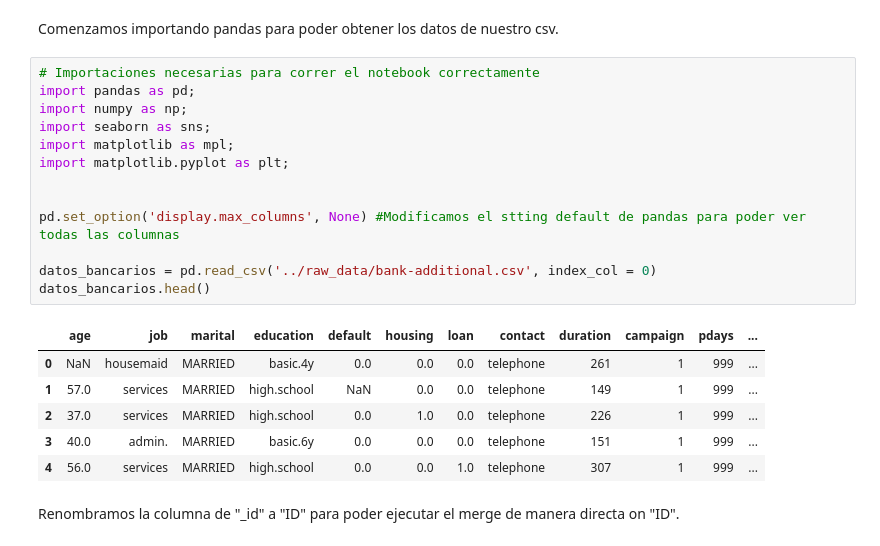
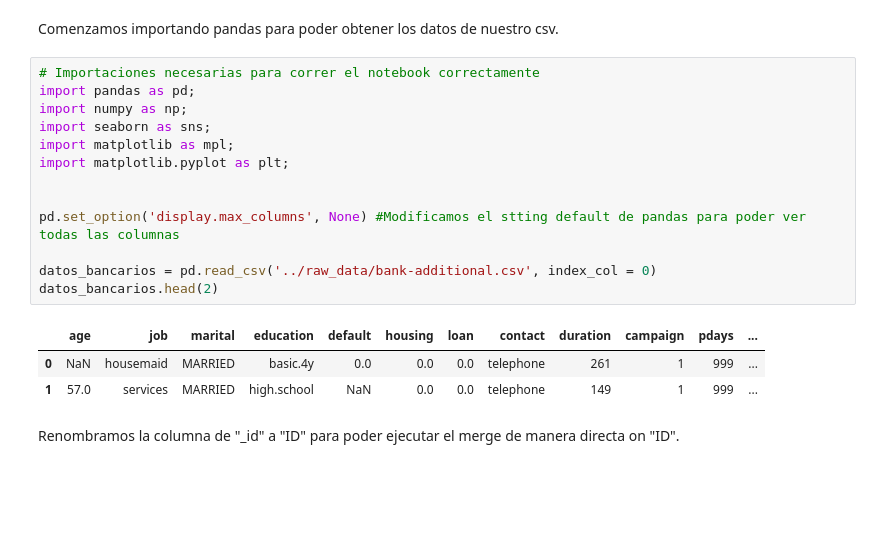
Before and after one commit to OscarCasahe/Python_for_data, a Jupyter notebook: dev/proyecto_EDA.ipynb, the cells around one changed output. Drawn from its saved outputs; the diff is of its cells as text; blank space fills up the shorter version.

```diff
--- a/dev/proyecto_EDA.ipynb
+++ b/dev/proyecto_EDA.ipynb
@@ -3,23 +3,20 @@ Comenzamos importando pandas para poder obtener los datos de nuestro csv.
 # %%
 # Importaciones necesarias para correr el notebook correctamente
 import pandas as pd;
 import numpy as np;
 import seaborn as sns;
 import matplotlib as mpl;
 import matplotlib.pyplot as plt;
 
 
 pd.set_option('display.max_columns', None) #Modificamos el stting default de pandas para poder ver todas las columnas
 
 datos_bancarios = pd.read_csv('../raw_data/bank-additional.csv', index_col = 0)
-datos_bancarios.head()
+datos_bancarios.head(2)
 # %% [output]
 |  | age | job | marital | education | default | housing | loan | contact | duration | campaign | pdays | ... |
 | 0 | NaN | housemaid | MARRIED | basic.4y | 0.0 | 0.0 | 0.0 | telephone | 261 | 1 | 999 | ... |
 | 1 | 57.0 | services | MARRIED | high.school | NaN | 0.0 | 0.0 | telephone | 149 | 1 | 999 | ... |
-| 2 | 37.0 | services | MARRIED | high.school | 0.0 | 1.0 | 0.0 | telephone | 226 | 1 | 999 | ... |
-| 3 | 40.0 | admin. | MARRIED | basic.6y | 0.0 | 0.0 | 0.0 | telephone | 151 | 1 | 999 | ... |
-| 4 | 56.0 | services | MARRIED | high.school | 0.0 | 0.0 | 1.0 | telephone | 307 | 1 | 999 | ... |
 # %% [markdown]
 Renombramos la columna de "_id" a "ID" para poder ejecutar el merge de manera directa on "ID".
 # %%
```
Also changed, not shown: parts of 33 cells of this notebook, 1 other file.
